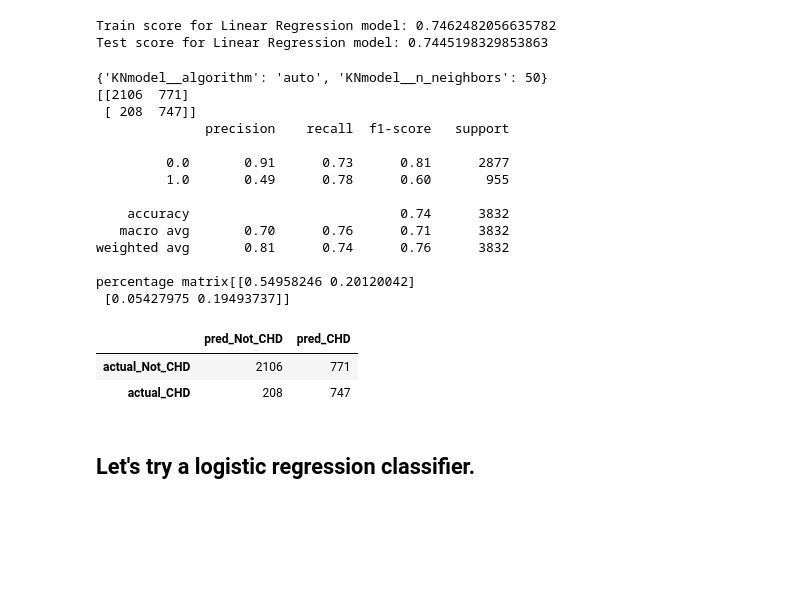
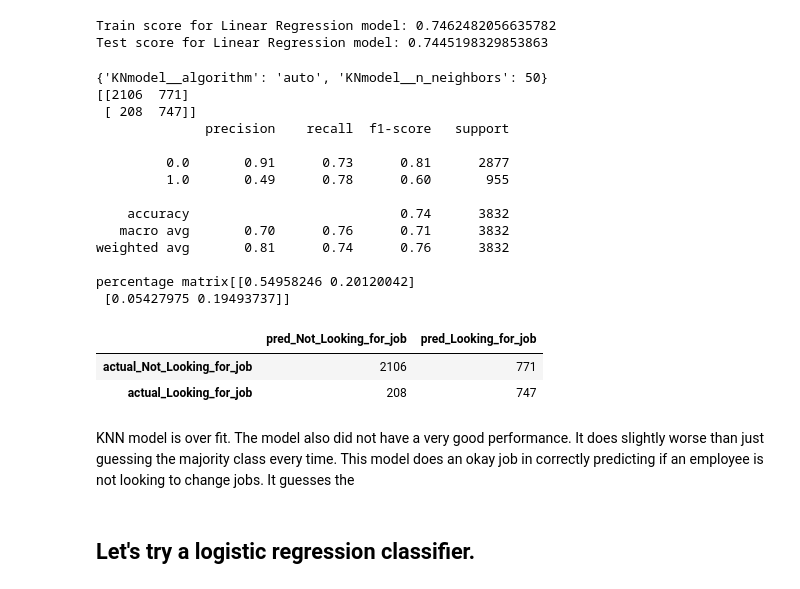
Before and after one commit to mattyjue/HR-Analytics, a Jupyter notebook: HR analytics.ipynb, the cells around one changed output. Drawn from its saved outputs; the diff is of its cells as text; code cells hidden in the pictures; blank space fills up the shorter version.

```diff
--- a/HR analytics.ipynb
+++ b/HR analytics.ipynb
@@ -405,37 +413,39 @@ Test score for Linear Regression model: 0.7445198329853863
 # %%
 print(pipeline_knn_cv.best_params_)
 
 y_pred = pipeline_knn_cv.predict(X_test)
 
 print(confusion_matrix(y_test, y_pred))
 print(classification_report(y_test, y_pred))
 
 confusion_mat = confusion_matrix(y_test, y_pred)
 confusion_df = pd.DataFrame(
     confusion_mat,
-    index=["actual_Not_CHD", "actual_CHD"],
-    columns=["pred_Not_CHD", "pred_CHD"],
+    index=["actual_Not_Looking_for_job", "actual_Looking_for_job"],
+    columns=["pred_Not_Looking_for_job", "pred_Looking_for_job"],
 )
 print(f'percentage matrix{confusion_mat/(len(y_pred))}')
 display(confusion_df)
 # %% [output]
 {'KNmodel__algorithm': 'auto', 'KNmodel__n_neighbors': 50}
 [[2106  771]
  [ 208  747]]
               precision    recall  f1-score   support
 
          0.0       0.91      0.73      0.81      2877
          1.0       0.49      0.78      0.60       955
 
     accuracy                           0.74      3832
    macro avg       0.70      0.76      0.71      3832
 weighted avg       0.81      0.74      0.76      3832
 
 percentage matrix[[0.54958246 0.20120042]
  [0.05427975 0.19493737]]
-|  | pred_Not_CHD | pred_CHD |
-| actual_Not_CHD | 2106 | 771 |
-| actual_CHD | 208 | 747 |
+|  | pred_Not_Looking_for_job | pred_Looking_for_job |
+| actual_Not_Looking_for_job | 2106 | 771 |
+| actual_Looking_for_job | 208 | 747 |
+# %% [markdown]
+KNN model is over fit. The model also did not have a very good performance. It does slightly worse than just guessing the majority class every time. This model does an okay job in correctly predicting if an employee is not looking to change jobs. It guesses the
 # %% [markdown]
 ## Let's try a logistic regression classifier.
 # %%
```
Also changed, not shown: parts of 11 cells of this notebook.
